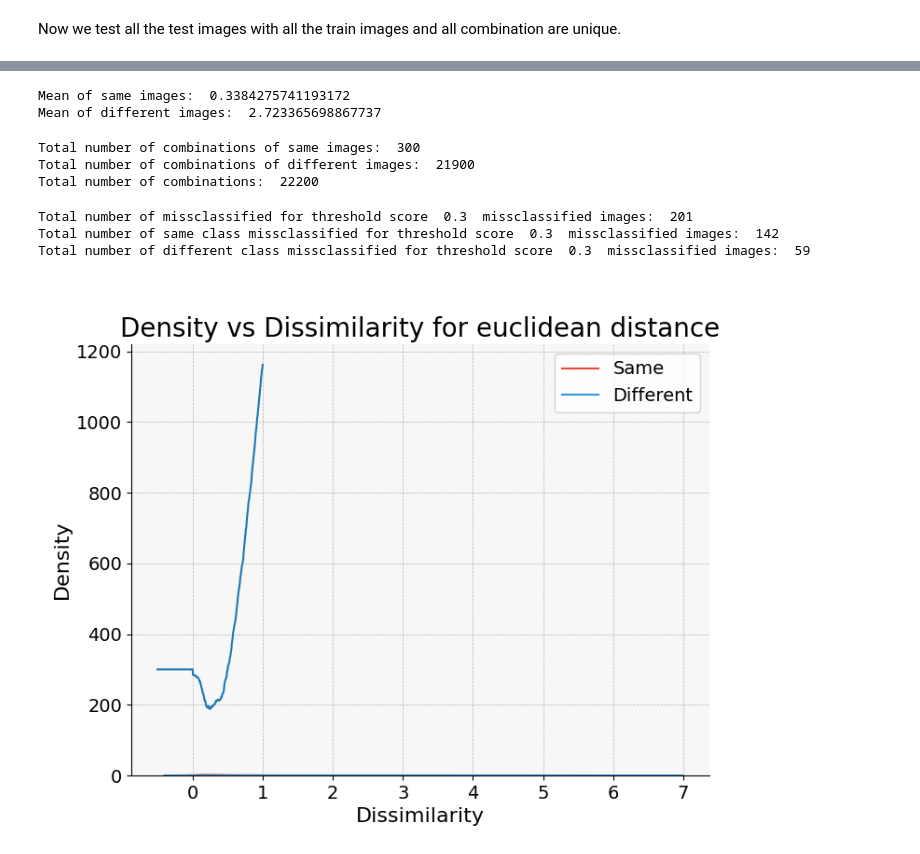
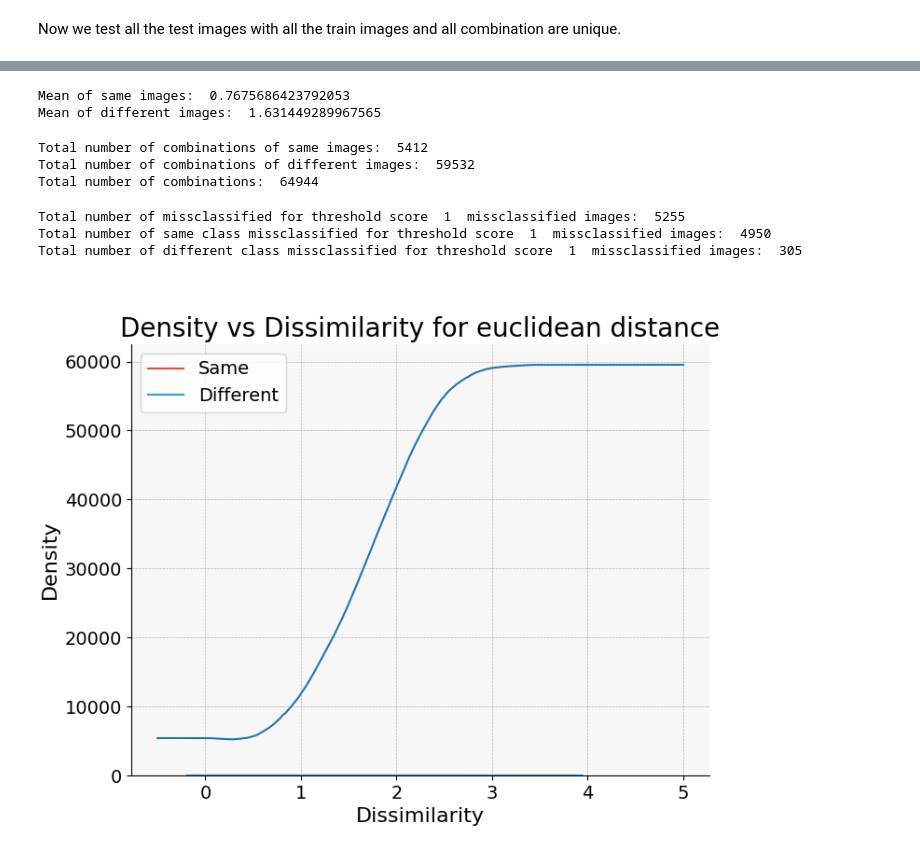
Before and after one commit to akshatgarg7/Just-In-Time-Detection-of-Unknown-Classes-Using-Deep-Learning, a Jupyter notebook: face_og_grey - Copy.ipynb, the cells around one changed output, grey strips where cells are left out. Saved outputs shown, nothing was run; the diff lists cells and outputs as text; code cells hidden in the pictures.

```diff
--- a/face_og_grey - Copy.ipynb
+++ b/face_og_grey - Copy.ipynb
@@ -30,11 +30,11 @@ from utils.other_utils import joinpath, SiameseNetworkDataset, SiameseNetworkDat
 from utils.other_utils import intersection, threshold
 # %%
 # Setup the path where images are located
-PATH = r"H:\Just-In-Time-Detection-of-Unknown-Classes-Using-Deep-Learning\data\faces"
+PATH = r"H:\Just-In-Time-Detection-of-Unknown-Classes-Using-Deep-Learning\data\RGBFace_contrastive"
 
 
 # Setup the number of channels in the image, 3 for color, 1 for monochrome
-nchannel=1
+nchannel=3
 
 # no of epoch
 EPOCH = 200
@@ -43,7 +43,7 @@ EPOCH = 200
 testing = False
 
 # Threshold score
-THRESHOLD_SCORE = 0.3
+THRESHOLD_SCORE = 1
 # %%
 # Resize the images and transform to tensors
 transformation = transforms.Compose([transforms.Resize((100,100)),
@@ -362,37 +362,37 @@ from statistics import mean
 print("Mean of same images: ",mean(same_disssimilarity))
 print("Mean of different images: ",mean(different_disssimilarity))
 # %% [output]
-Mean of same images:  0.3384275741193172
-Mean of different images:  2.723365698867737
+Mean of same images:  0.7675686423792053
+Mean of different images:  1.631449289967565
 # %%
 # Prinitng total number of combinations that we tested on
 print("Total number of combinations of same images: ", len(same_disssimilarity))
 print("Total number of combinations of different images: ", len(different_disssimilarity))
 print("Total number of combinations: ", len(same_disssimilarity) + len(different_disssimilarity))
 # %% [output]
-Total number of combinations of same images:  300
-Total number of combinations of different images:  21900
-Total number of combinations:  22200
+Total number of combinations of same images:  5412
+Total number of combinations of different images:  59532
+Total number of combinations:  64944
 # %%
 # Checking for number of missclassified images
-final_list, same_misclassified, different_misclassified = threshold(same_disssimilarity,different_disssimilarity,THRESHOLD_SCORE)
+final_list, same_misclassified, different_misclassified = threshold(same_disssimilarity,different_disssimilarity,0.25)
 
 print("Total number of missclassified for threshold score ",THRESHOLD_SCORE," missclassified images: ",len(final_list))
 print("Total number of same class missclassified for threshold score ",THRESHOLD_SCORE," missclassified images: ",len(same_misclassified))
 print("Total number of different class missclassified for threshold score ",THRESHOLD_SCORE," missclassified images: ",len(different_misclassified))
 # %% [output]
-Total number of missclassified for threshold score  0.3  missclassified images:  201
-Total number of same class missclassified for threshold score  0.3  missclassified images:  142
-Total number of different class missclassified for threshold score  0.3  missclassified images:  59
+Total number of missclassified for threshold score  1  missclassified images:  5255
+Total number of same class missclassified for threshold score  1  missclassified images:  4950
+Total number of different class missclassified for threshold score  1  missclassified images:  305
 # %%
 import numpy as np
 final_list_1 = {}
-for i in np.linspace(-0.5,1,250):
+for i in np.linspace(-0.5,5,550):
     x,_,_ = threshold(same_disssimilarity,different_disssimilarity,i)
     final_list_1[i] = len(x)
 
 plt.plot(final_list_1.keys(),final_list_1.values())
 
 plt.show()
 # %% [output]
-[figure, old version]
+[figure, new version]
```
Also changed, not shown: parts of 6 cells of this notebook, 9 other files.
